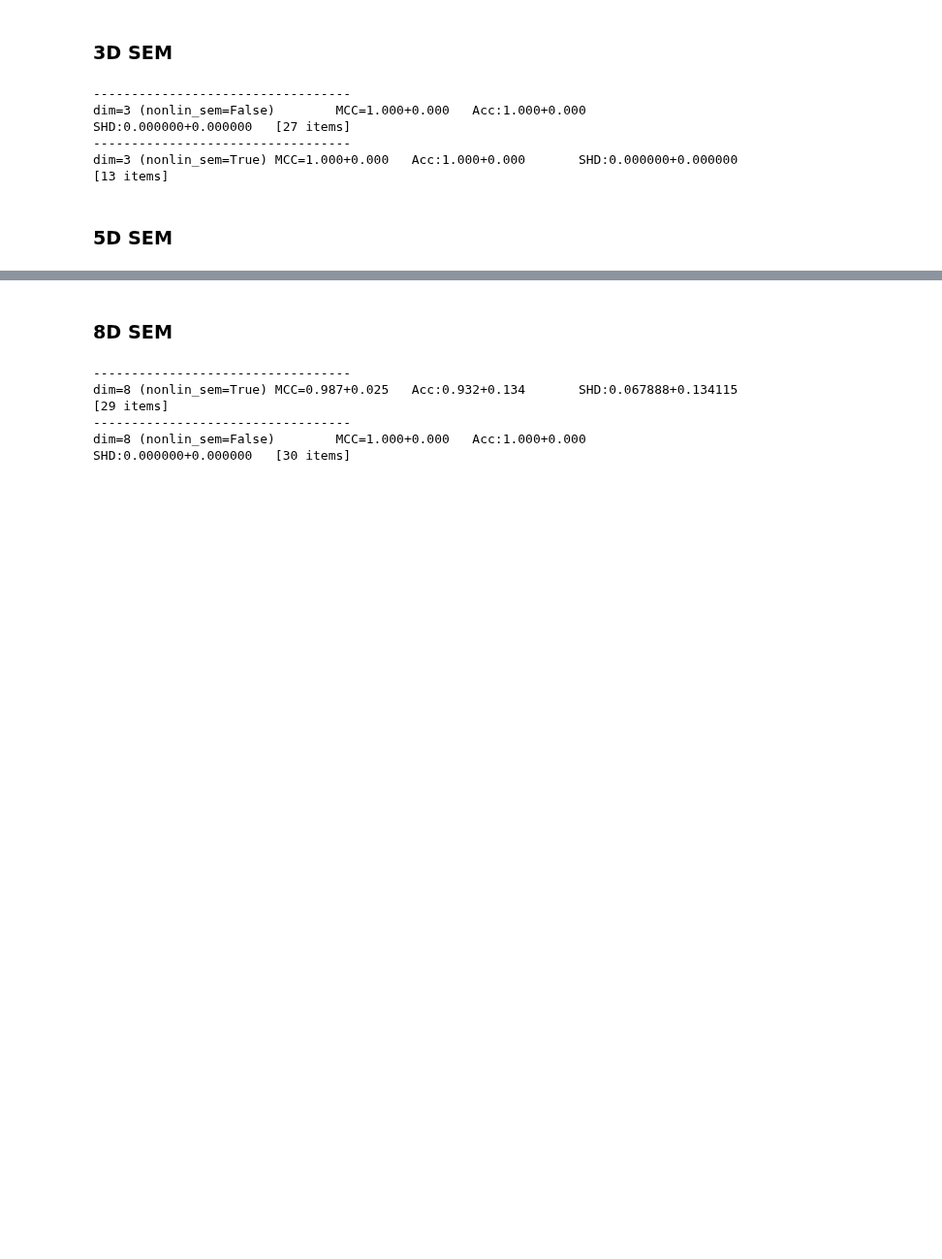
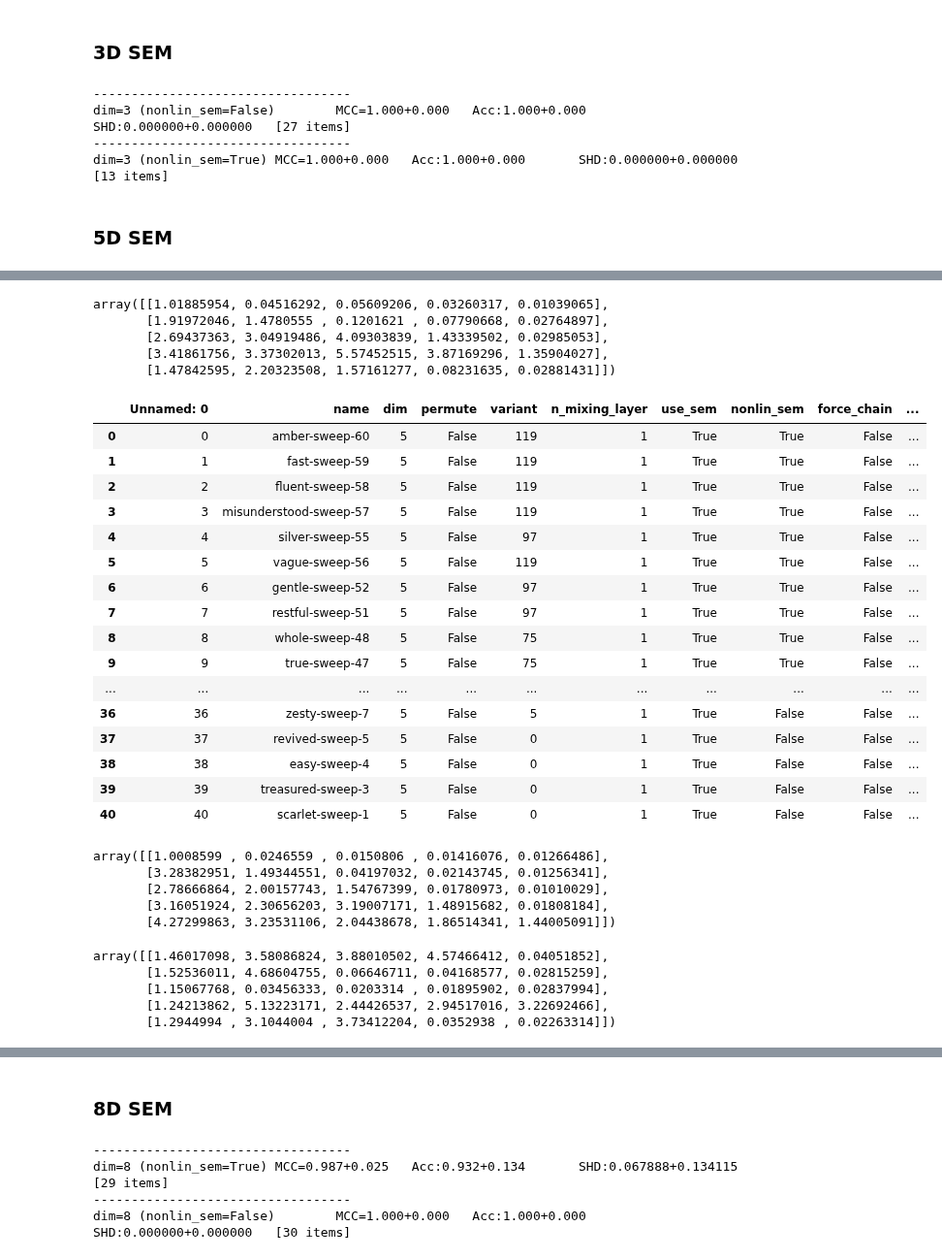
Before and after one commit to rpatrik96/nl-causal-representations, a Jupyter notebook: notebooks/synth_plots.ipynb, the cells around one changed output, grey strips where cells are left out. Shown at 97% size. Saved outputs shown, nothing was run; the diff lists cells and outputs as text; code cells hidden in the pictures; blank space fills up the shorter version.

```diff
--- a/notebooks/synth_plots.ipynb
+++ b/notebooks/synth_plots.ipynb
@@ -164,0 +318,44 @@ dim=5 (nonlin_sem=False)        MCC=1.000+0.000   Acc:1.000+0.000       SHD:0.00
+# %%
+est_unmix_jacobians5d_no_permute[0]@np.linalg.inv(true_unmix_jacobians5d_no_permute[0])
+# %% [output]
+array([[1.01885954, 0.04516292, 0.05609206, 0.03260317, 0.01039065],
+       [1.91972046, 1.4780555 , 0.1201621 , 0.07790668, 0.02764897],
+       [2.69437363, 3.04919486, 4.09303839, 1.43339502, 0.02985053],
+       [3.41861756, 3.37302013, 5.57452515, 3.87169296, 1.35904027],
+       [1.47842595, 2.20323508, 1.57161277, 0.08231635, 0.02881431]])
+# %%
+df5d_no_permute
+# %% [output]
+|  | Unnamed: 0 | name | dim | permute | variant | n_mixing_layer | use_sem | nonlin_sem | force_chain | ... |
+| 0 | 0 | amber-sweep-60 | 5 | False | 119 | 1 | True | True | False | ... |
+| 1 | 1 | fast-sweep-59 | 5 | False | 119 | 1 | True | True | False | ... |
+| 2 | 2 | fluent-sweep-58 | 5 | False | 119 | 1 | True | True | False | ... |
+| 3 | 3 | misunderstood-sweep-57 | 5 | False | 119 | 1 | True | True | False | ... |
+| 4 | 4 | silver-sweep-55 | 5 | False | 97 | 1 | True | True | False | ... |
+| 5 | 5 | vague-sweep-56 | 5 | False | 119 | 1 | True | True | False | ... |
+| 6 | 6 | gentle-sweep-52 | 5 | False | 97 | 1 | True | True | False | ... |
+| 7 | 7 | restful-sweep-51 | 5 | False | 97 | 1 | True | True | False | ... |
+| 8 | 8 | whole-sweep-48 | 5 | False | 75 | 1 | True | True | False | ... |
+| 9 | 9 | true-sweep-47 | 5 | False | 75 | 1 | True | True | False | ... |
+| ... | ... | ... | ... | ... | ... | ... | ... | ... | ... | ... |
+| 36 | 36 | zesty-sweep-7 | 5 | False | 5 | 1 | True | False | False | ... |
+| 37 | 37 | revived-sweep-5 | 5 | False | 0 | 1 | True | False | False | ... |
+| 38 | 38 | easy-sweep-4 | 5 | False | 0 | 1 | True | False | False | ... |
+| 39 | 39 | treasured-sweep-3 | 5 | False | 0 | 1 | True | False | False | ... |
+| 40 | 40 | scarlet-sweep-1 | 5 | False | 0 | 1 | True | False | False | ... |
+# %%
+est_unmix_jacobians5d_no_permute[2][[2,1,4,0,3],:]@np.linalg.inv(true_unmix_jacobians5d_no_permute[2])
+# %% [output]
+array([[1.0008599 , 0.0246559 , 0.0150806 , 0.01416076, 0.01266486],
+       [3.28382951, 1.49344551, 0.04197032, 0.02143745, 0.01256341],
+       [2.78666864, 2.00157743, 1.54767399, 0.01780973, 0.01010029],
+       [3.16051924, 2.30656203, 3.19007171, 1.48915682, 0.01808184],
+       [4.27299863, 3.23531106, 2.04438678, 1.86514341, 1.44005091]])
+# %%
+est_unmix_jacobians5d_no_permute[2]
+# %% [output]
+array([[1.46017098, 3.58086824, 3.88010502, 4.57466412, 0.04051852],
+       [1.52536011, 4.68604755, 0.06646711, 0.04168577, 0.02815259],
+       [1.15067768, 0.03456333, 0.0203314 , 0.01895902, 0.02837994],
+       [1.24213862, 5.13223171, 2.44426537, 2.94517016, 3.22692466],
+       [1.2944994 , 3.1044004 , 3.73412204, 0.0352938 , 0.02263314]])
```
Also changed, not shown: parts of 26 cells of this notebook.
